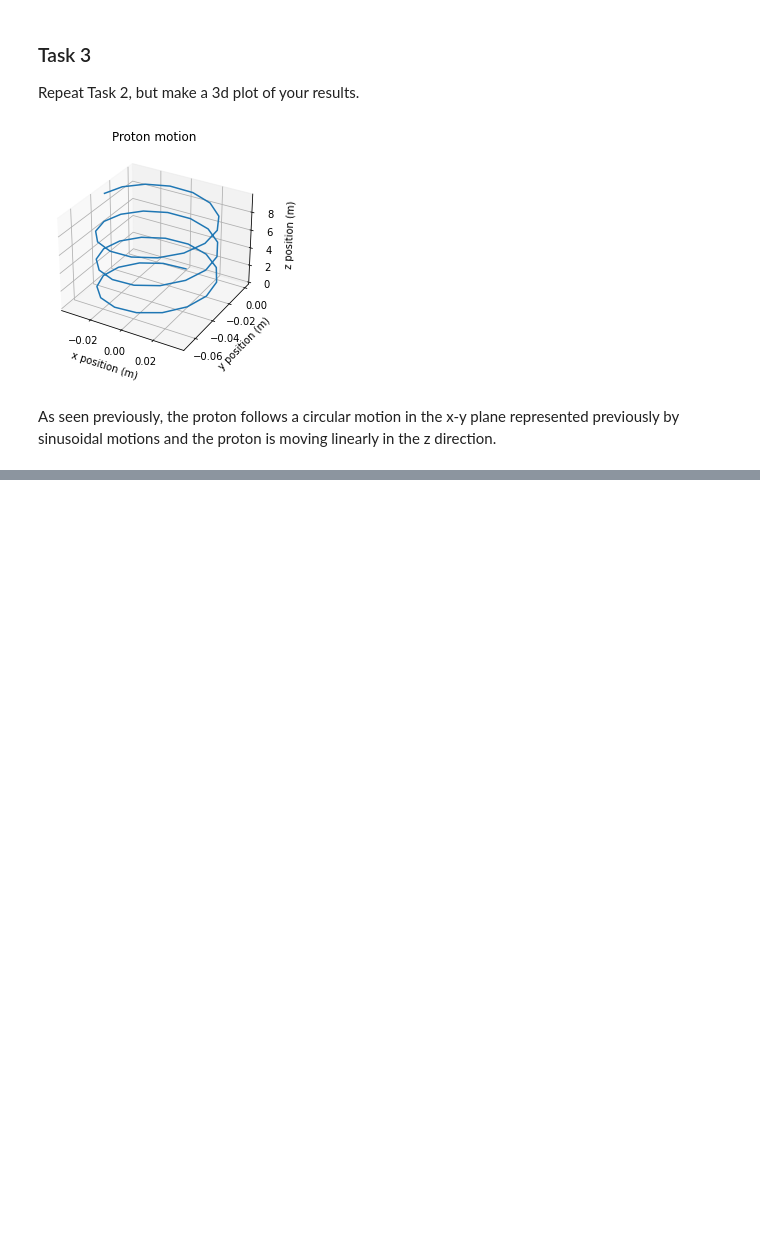
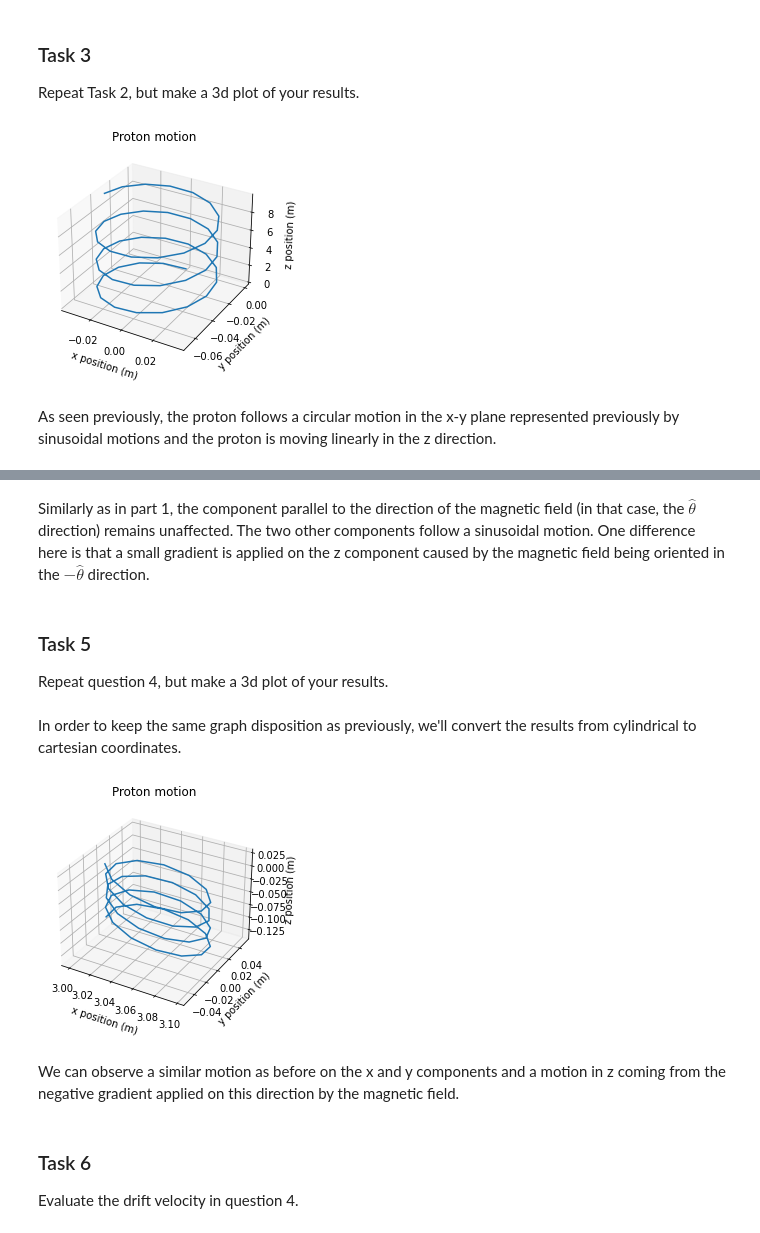
Before and after one commit to elariekerboull/master_uppsala, a Jupyter notebook: python programming/AAssignment2.ipynb, the cells around one changed output, grey strips where cells are left out. Cells and saved outputs as stored; diff of their text form; code cells hidden in the pictures; blank space fills up the shorter version.

```diff
--- a/python programming/AAssignment2.ipynb
+++ b/python programming/AAssignment2.ipynb
@@ -210,0 +265,24 @@ ax.grid(True)
+# %% [markdown]
+Similarly as in part 1, the component parallel to the direction of the magnetic field (in that case, the $\hat\theta$ direction) remains unaffected. The two other components follow a sinusoidal motion. One difference here is that a small gradient is applied on the z component caused by the magnetic field being oriented in the $-\hat\theta$ direction.
+# %% [markdown]
+### Task 5
+Repeat question 4, but make a 3d plot of your results.
+# %% [markdown]
+In order to keep the same graph disposition as previously, we'll convert the results from cylindrical to cartesian coordinates.
+# %%
+ax = plt.axes(projection='3d')
+r = proton_motion.y[0]
+theta = proton_motion.y[1]
+z = proton_motion.y[2]
+ax.plot3D(r*np.cos(theta), r*np.sin(theta), proton_motion.y[2])
+ax.set_xlabel("x position (m)")
+ax.set_ylabel("y position (m)")
+ax.set_zlabel("z position (m)")
+ax.set_title('Proton motion');
+# %% [output]
+[figure, added]
+# %% [markdown]
+We can observe a similar motion as before on the x and y components and a motion in z coming from the negative gradient applied on this direction by the magnetic field.
+# %% [markdown]
+### Task 6
+Evaluate the drift velocity in question 4.
```
Also changed, not shown: parts of 8 cells of this notebook.
